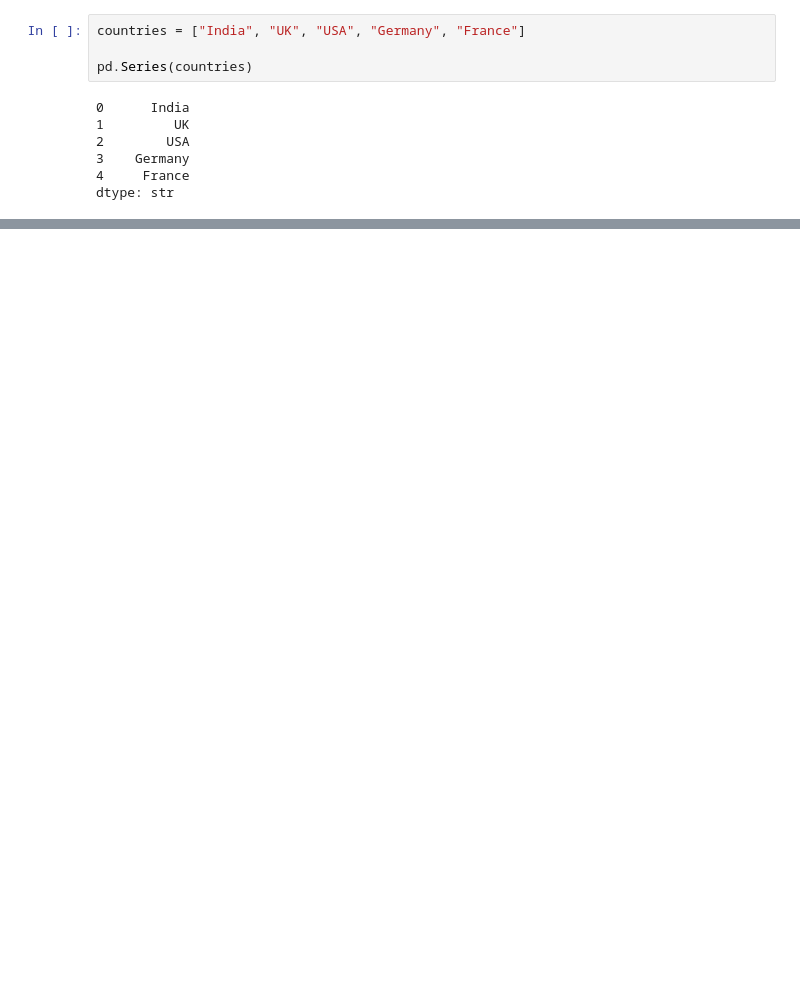
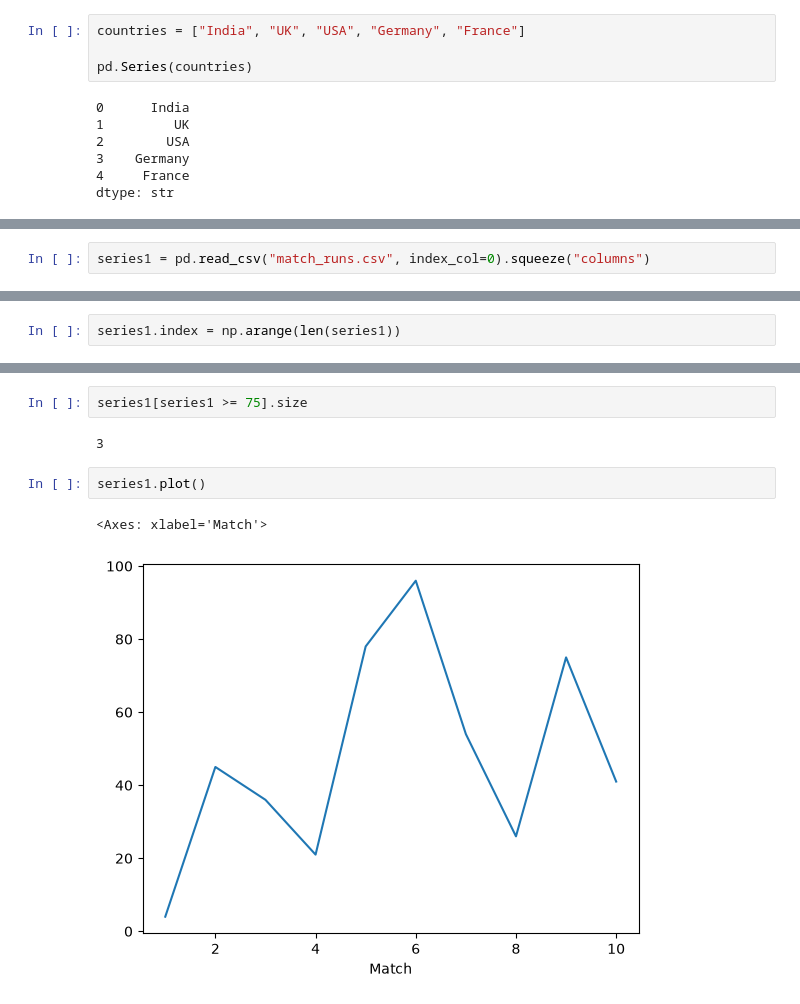
Before and after one commit to kevalshah2004/Revise-Pandas, a Jupyter notebook: day1.ipynb, the cells around one changed output, grey strips where cells are left out. Cells and saved outputs as stored; diff of their text form; blank space fills up the shorter version.

Commit message:
Revised about Series in pandas

```diff
--- a/day1.ipynb
+++ b/day1.ipynb
@@ -26,0 +87,2 @@ dtype: int64
+# %%
+series1 = pd.read_csv("match_runs.csv", index_col=0).squeeze("columns")
@@ -26,0 +215,2 @@ dtype: int64
+# %%
+series1.index = np.arange(len(series1))
@@ -26,0 +315,9 @@ dtype: int64
+# %%
+series1[series1 >= 75].size
+# %% [output]
+3
+# %%
+series1.plot()
+# %% [output]
+<Axes: xlabel='Match'>
+[figure, added]
```
Also changed, not shown: parts of 40 cells of this notebook, 3 other files.
